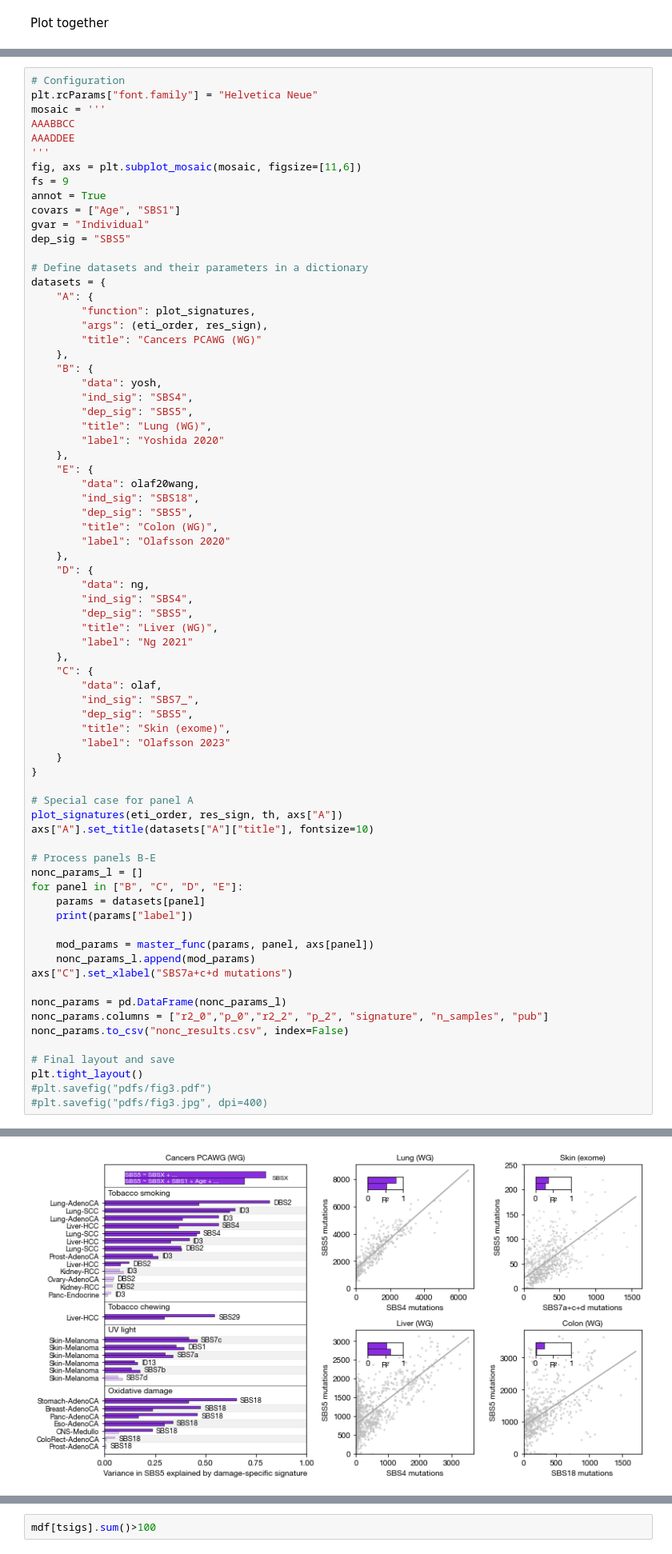
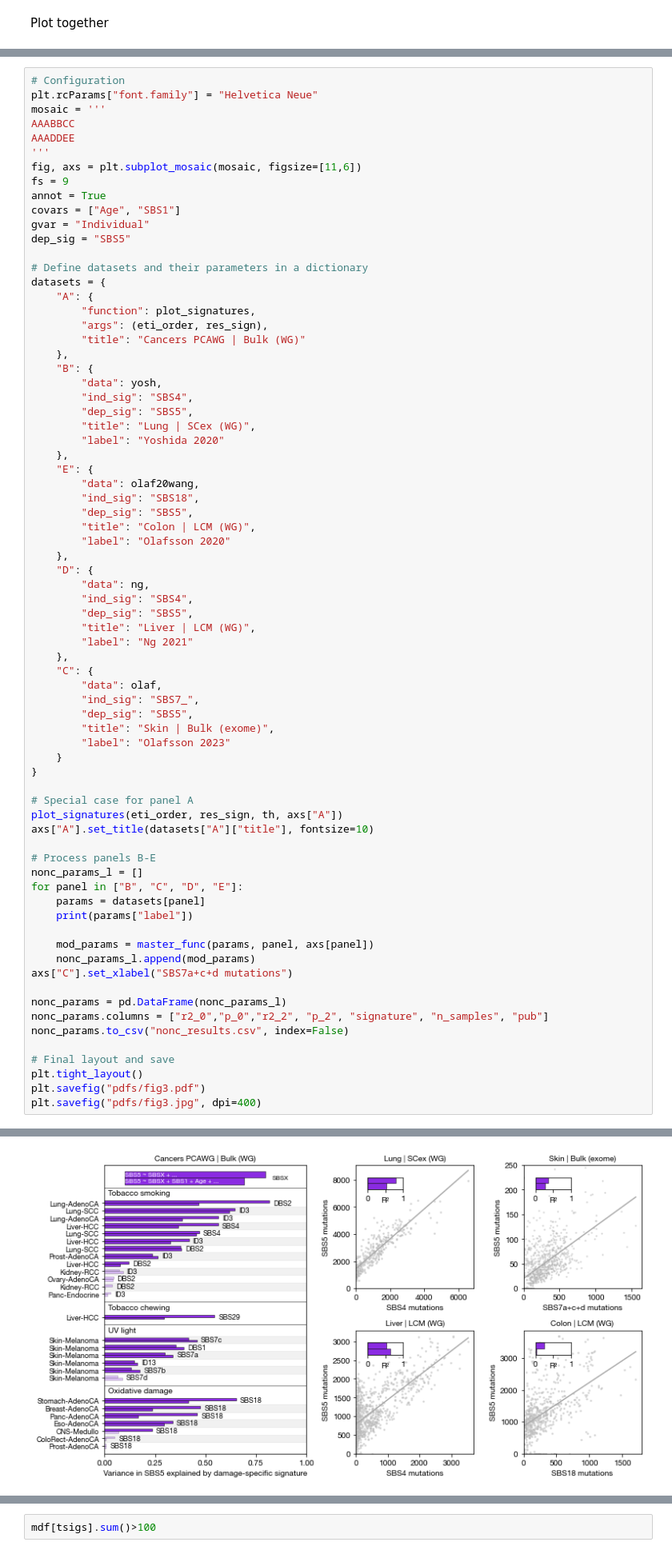
Before and after one commit to n-t-n-el/sbs5, a Jupyter notebook: notebooks/fig3.ipynb, the cells around one changed output, grey strips where cells are left out. Shown at 80% size. Cells and saved outputs as stored; diff of their text form.

```diff
--- a/notebooks/fig3.ipynb
+++ b/notebooks/fig3.ipynb
@@ -645,34 +634,34 @@ datasets = {
     "A": {
         "function": plot_signatures,
         "args": (eti_order, res_sign),
-        "title": "Cancers PCAWG (WG)"
+        "title": "Cancers PCAWG | Bulk (WG)"
     },
     "B": {
         "data": yosh,
         "ind_sig": "SBS4",
         "dep_sig": "SBS5",
-        "title": "Lung (WG)",
+        "title": "Lung | SCex (WG)",
         "label": "Yoshida 2020"
     },
     "E": {
         "data": olaf20wang,
         "ind_sig": "SBS18",
         "dep_sig": "SBS5",
-        "title": "Colon (WG)",
+        "title": "Colon | LCM (WG)",
         "label": "Olafsson 2020"
     },
     "D": {
         "data": ng,
         "ind_sig": "SBS4",
         "dep_sig": "SBS5",
-        "title": "Liver (WG)",
+        "title": "Liver | LCM (WG)",
         "label": "Ng 2021"
     },
     "C": {
         "data": olaf,
         "ind_sig": "SBS7_",
         "dep_sig": "SBS5",
-        "title": "Skin (exome)",
+        "title": "Skin | Bulk (exome)",
         "label": "Olafsson 2023"
     }
 }
@@ -688,33 +677,33 @@ for panel in ["B", "C", "D", "E"]:
     print(params["label"])
 
     mod_params = master_func(params, panel, axs[panel])
     nonc_params_l.append(mod_params)
 axs["C"].set_xlabel("SBS7a+c+d mutations")
 
 nonc_params = pd.DataFrame(nonc_params_l)
 nonc_params.columns = ["r2_0","p_0","r2_2",	"p_2", "signature", "n_samples", "pub"]
 nonc_params.to_csv("nonc_results.csv", index=False)
 
 # Final layout and save
 plt.tight_layout()
-#plt.savefig("pdfs/fig3.pdf")
-#plt.savefig("pdfs/fig3.jpg", dpi=400)
+plt.savefig("pdfs/fig3.pdf")
+plt.savefig("pdfs/fig3.jpg", dpi=400)
 # %% [output]
 Yoshida 2020
 {'SBS4': 0.7871724676820596}
 {'SBS4': 0.5347396406369541, 'Age': 0.012916143640592015, 'SBS1': 0.004855921734406632}
   Variable       VIF
 0     SBS4  1.289031
 2     SBS1  1.238634
 1      Age  1.102124
 Intercept          7.065615e-59
 SBS4              1.798958e-146
 SBS1               8.098347e-03
 Individual Var     9.526485e-02
 dtype: float64
 ... (33 lines left out)
 SBS18             5.794090e-04
 SBS1              9.759025e-31
 Individual Var    1.283279e-06
 dtype: float64
-[figure, old version]
+[figure, new version]
```
Also changed, not shown: parts of 4 cells of this notebook, 5 other files.
